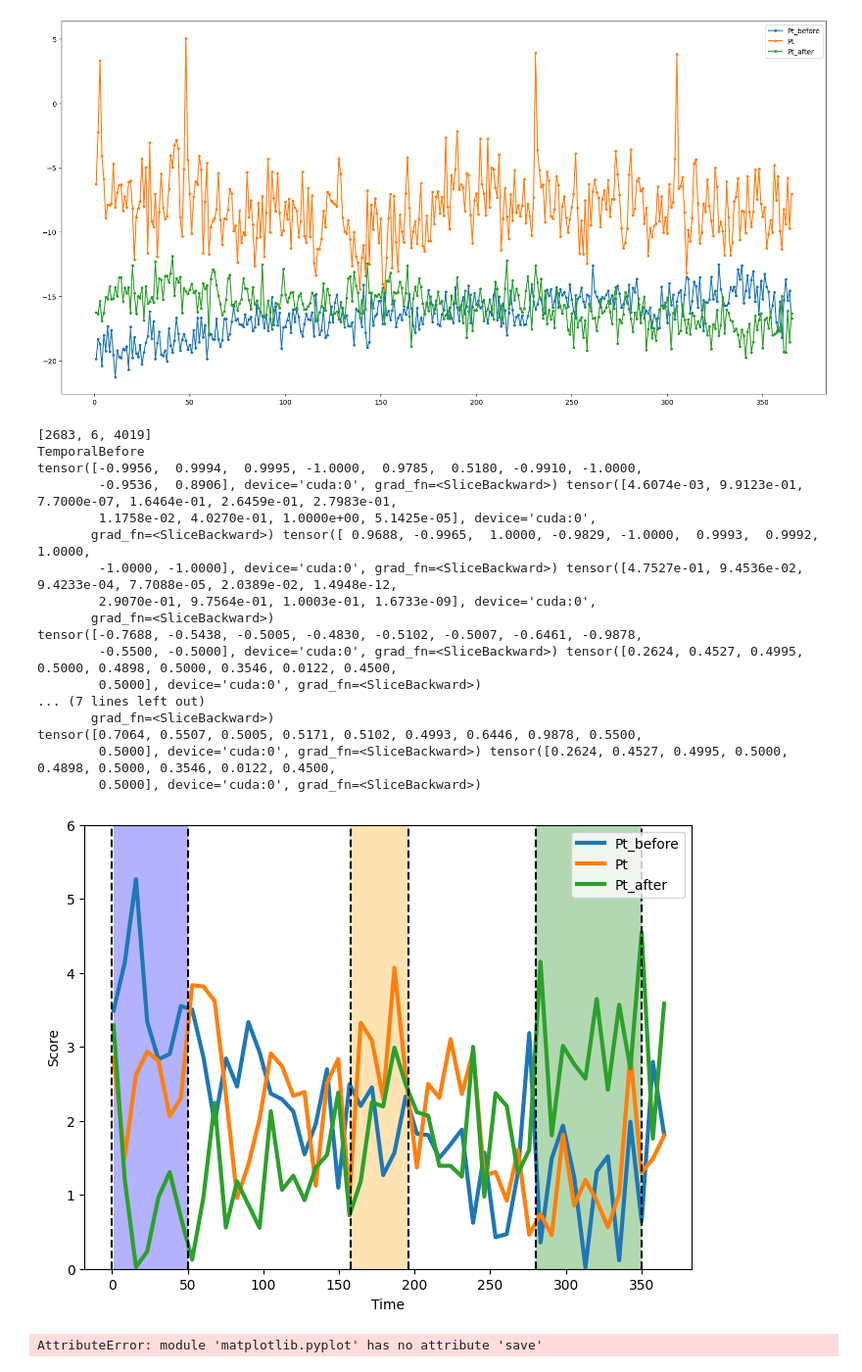
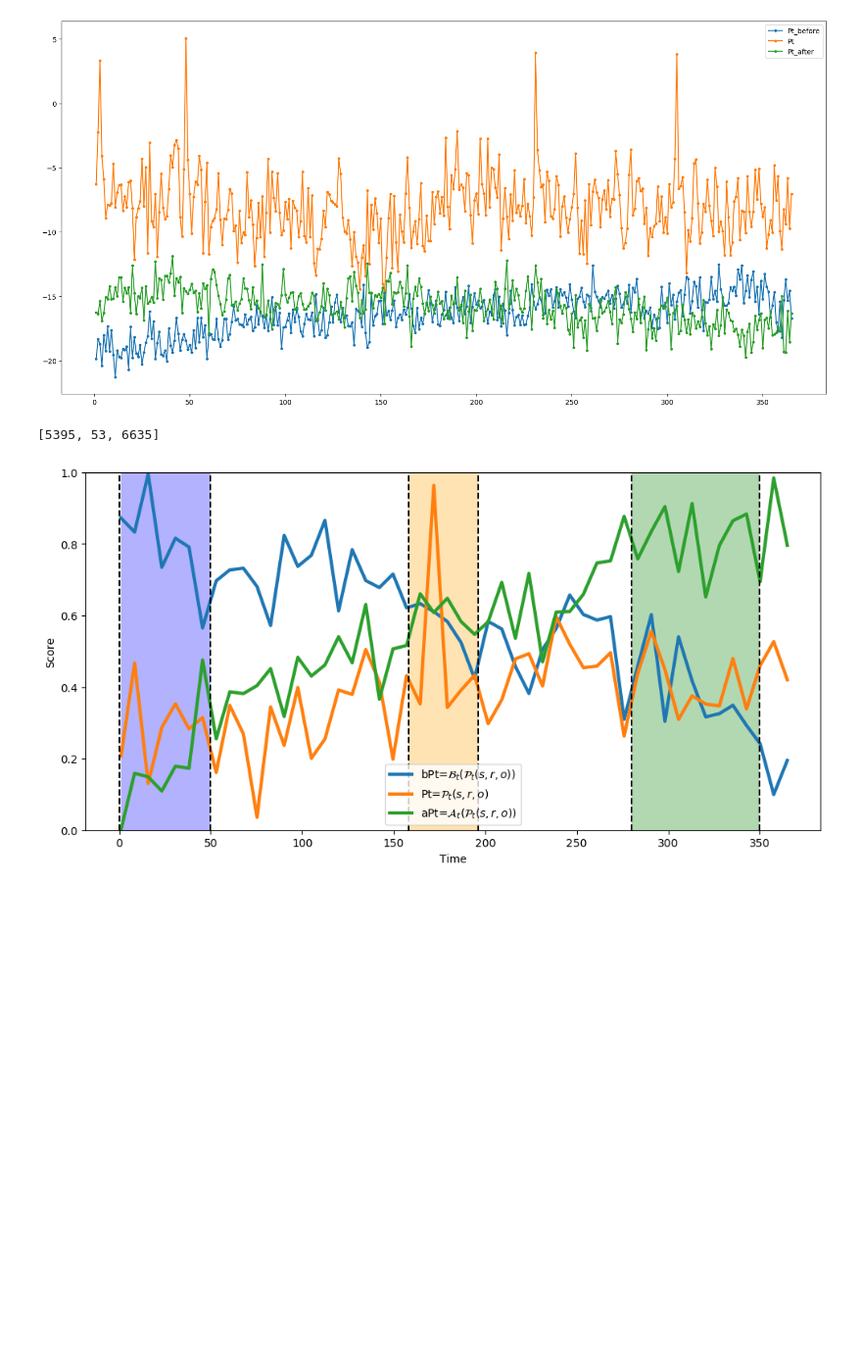
Before and after one commit to LinXueyuanStdio/TFLEX, a Jupyter notebook: notebook/Draw.ipynb, the cells around one changed output. Shown at 98% size. Cells and saved outputs as stored; diff of their text form; code cells hidden in the pictures; blank space fills up the shorter version.

Commit message:
draw

```diff
--- a/notebook/Draw.ipynb
+++ b/notebook/Draw.ipynb
@@ -932,5 +992,5 @@ class FLEX(nn.Module):
 # %%
-model = FLEX(
+model = TFLEX(
     nentity=entity_count,
     nrelation=relation_count + max_relation_id,  # with reverse relations
     ntimestamp=timestamp_count,
@@ -1098,17 +1152,17 @@ def draw(id):
         "TimeProjection": torch.LongTensor([
             query
         ]),
-        "Pt_before": torch.LongTensor([
+        "bPt": torch.LongTensor([
             query
         ]),
-        "Pt_after": torch.LongTensor([
+        "aPt": torch.LongTensor([
             query
         ])
     }
     grouped_candidate_answer = {
         "TimeProjection": torch.LongTensor(range(timestamp_count)),
-        "Pt_before": torch.LongTensor(range(timestamp_count)),
-        "Pt_after": torch.LongTensor(range(timestamp_count))
+        "bPt": torch.LongTensor(range(timestamp_count)),
+        "aPt": torch.LongTensor(range(timestamp_count))
     }
 
     for query_name in grouped_query:
@@ -1118,21 +1172,24 @@ def draw(id):
     grouped_score = model.grouped_predict(grouped_query, grouped_candidate_answer)
 
     Pt = grouped_score['TimeProjection'].squeeze()
-    Pt_before = grouped_score['Pt_before'].squeeze()
-    Pt_after = grouped_score['Pt_after'].squeeze()
-    Pt = -Pt
-    Pt_before = -Pt_before
-    Pt_after = -Pt_after
+    Pt_before = grouped_score['bPt'].squeeze()
+    Pt_after = grouped_score['aPt'].squeeze()
+#     Pt = -Pt
+#     Pt_before = -Pt_before
+#     Pt_after = -Pt_after
     Pt = Pt.cpu().detach().numpy()
     Pt_before = Pt_before.cpu().detach().numpy()
     Pt_after = Pt_after.cpu().detach().numpy()
-    Pt = standardization(Pt) + 2
-    Pt_before = standardization(Pt_before) + 2
-    Pt_after = standardization(Pt_after) +2
+    norm_max = max(np.max(Pt_before), np.max(Pt), np.max(Pt_after))
+    norm_min = min(np.min(Pt_before), np.min(Pt), np.min(Pt_after))
+    norm_ran = norm_max - norm_min
+    Pt = (Pt - norm_min) / norm_ran
+    Pt_before = (Pt_before - norm_min) / norm_ran
+    Pt_after = (Pt_after - norm_min) / norm_ran
 
     import matplotlib.pyplot as plt
 
-    plt.figure(figsize=(8, 6), dpi=100)
+    plt.figure(figsize=(12, 6), dpi=100)
 
 
 
@@ -1155,42 +1212,25 @@ def draw(id):
 
     plt.axvline(0, color='black', linestyle ="--",)
     plt.axvline(50, color='black', linestyle ="--",)
-    plt.fill_between(x[0:50], 0, 6, facecolor='blue', alpha=0.3)
+    plt.fill_between(x[0:50], 0, 1, facecolor='blue', alpha=0.3)
 
     plt.axvline(158, color='black', linestyle ="--",)
     plt.axvline(196, color='black', linestyle ="--",)
-    plt.fill_between(x[157:196], 0, 6, facecolor='orange', alpha=0.3)
+    plt.fill_between(x[157:196], 0, 1, facecolor='orange', alpha=0.3)
 
     plt.axvline(280, color='black', linestyle ="--",)
     plt.axvline(350, color='black', linestyle ="--",)
-    plt.fill_between(x[279:350], 0, 6, facecolor='green', alpha=0.3)
+    plt.fill_between(x[279:350], 0, 1, facecolor='green', alpha=0.3)
 
-    plt.legend(['Pt_before', 'Pt', 'Pt_after'])  # 设置折线名称
+    plt.legend(['bPt=$\mathcal{B}_t(\mathcal{P}_t(s,r,o))$', 'Pt=$\mathcal{P}_t(s,r,o)$', 'aPt=$\mathcal{A}_t(\mathcal{P}_t(s,r,o))$'])  # 设置折线名称
     plt.xlabel('Time')
     plt.ylabel('Score')
     # plt.xlim((0, 365))
-    plt.ylim((0, 6))
+    plt.ylim((0, 1))
     plt.show()
-    plt.save('before_after.png')
+#     plt.save('before_after.png')
 # %%
-draw(15)
+draw(37)
 # %% [output]
-[2683, 6, 4019]
-TemporalBefore
-tensor([-0.9956,  0.9994,  0.9995, -1.0000,  0.9785,  0.5180, -0.9910, -1.0000,
-        -0.9536,  0.8906], device='cuda:0', grad_fn=<SliceBackward>) tensor([4.6074e-03, 9.9123e-01, 7.7000e-07, 1.6464e-01, 2.6459e-01, 2.7983e-01,
-        1.1758e-02, 4.0270e-01, 1.0000e+00, 5.1425e-05], device='cuda:0',
-       grad_fn=<SliceBackward>) tensor([ 0.9688, -0.9965,  1.0000, -0.9829, -1.0000,  0.9993,  0.9992,  1.0000,
-        -1.0000, -1.0000], device='cuda:0', grad_fn=<SliceBackward>) tensor([4.7527e-01, 9.4536e-02, 9.4233e-04, 7.7088e-05, 2.0389e-02, 1.4948e-12,
-        2.9070e-01, 9.7564e-01, 1.0003e-01, 1.6733e-09], device='cuda:0',
-       grad_fn=<SliceBackward>)
-tensor([-0.7688, -0.5438, -0.5005, -0.4830, -0.5102, -0.5007, -0.6461, -0.9878,
-        -0.5500, -0.5000], device='cuda:0', grad_fn=<SliceBackward>) tensor([0.2624, 0.4527, 0.4995, 0.5000, 0.4898, 0.5000, 0.3546, 0.0122, 0.4500,
-        0.5000], device='cuda:0', grad_fn=<SliceBackward>)
-... (7 lines left out)
-       grad_fn=<SliceBackward>)
-tensor([0.7064, 0.5507, 0.5005, 0.5171, 0.5102, 0.4993, 0.6446, 0.9878, 0.5500,
-        0.5000], device='cuda:0', grad_fn=<SliceBackward>) tensor([0.2624, 0.4527, 0.4995, 0.5000, 0.4898, 0.5000, 0.3546, 0.0122, 0.4500,
-        0.5000], device='cuda:0', grad_fn=<SliceBackward>)
+[5395, 53, 6635]
-[figure, old version]
+[figure, new version]
-AttributeError: module 'matplotlib.pyplot' has no attribute 'save'
```
Also changed, not shown: parts of 29 cells of this notebook.
